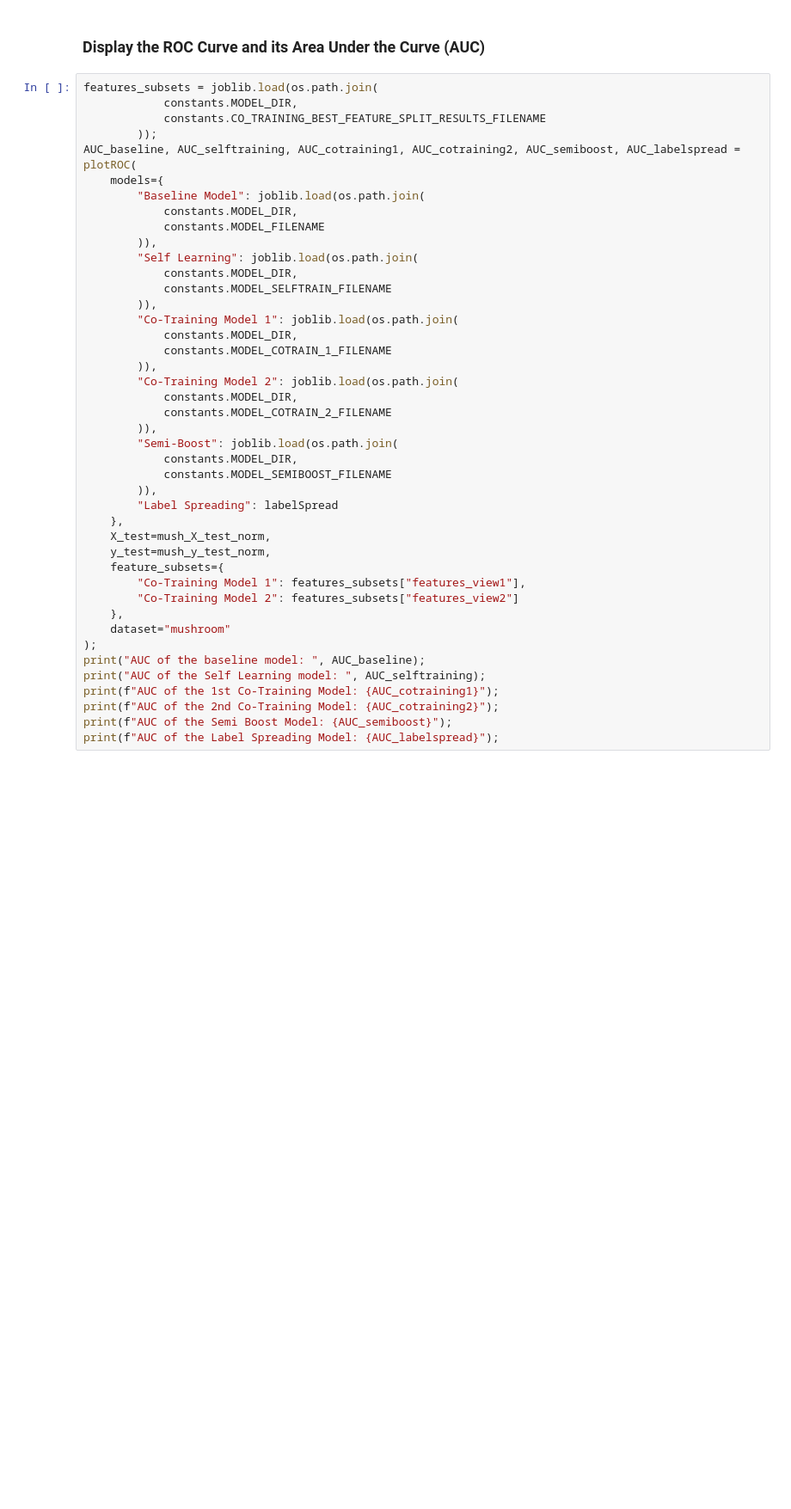
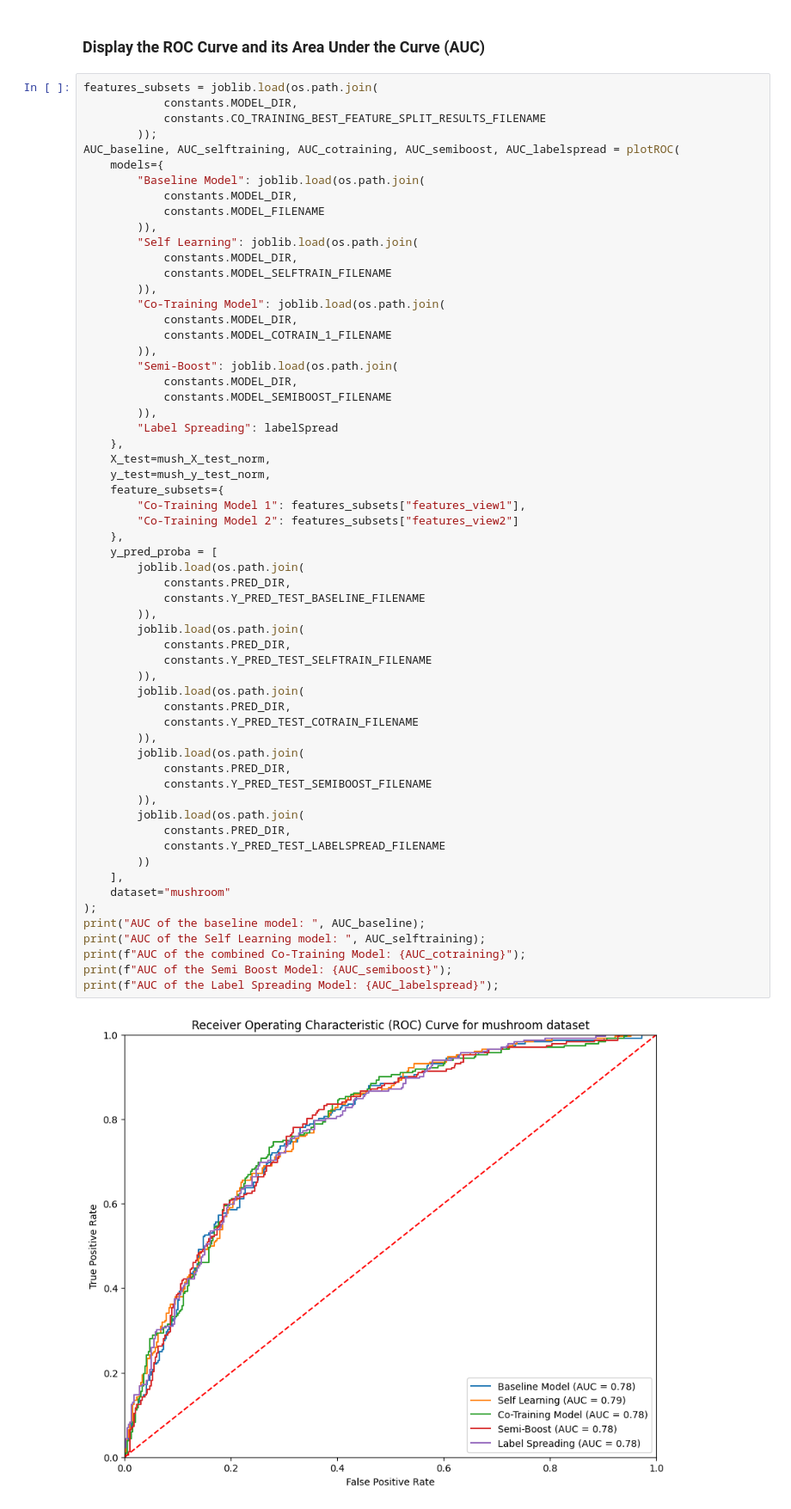
Before and after one commit to kmock930/Drug-Consumption-Machine-Learning-analysis, a Jupyter notebook: Project - Semi Supervised Learning/CSI5155 Project - Label Spreading.ipynb, the cells around one changed output. Shown at 86% size. Saved outputs shown, nothing was run; the diff lists cells and outputs as text; blank space fills up the shorter version.

```diff
--- a/Project - Semi Supervised Learning/CSI5155 Project - Label Spreading.ipynb
+++ b/Project - Semi Supervised Learning/CSI5155 Project - Label Spreading.ipynb
@@ -313,42 +329,60 @@ features_subsets = joblib.load(os.path.join(
             constants.MODEL_DIR,
             constants.CO_TRAINING_BEST_FEATURE_SPLIT_RESULTS_FILENAME
         ));
-AUC_baseline, AUC_selftraining, AUC_cotraining1, AUC_cotraining2, AUC_semiboost, AUC_labelspread = plotROC(
+AUC_baseline, AUC_selftraining, AUC_cotraining, AUC_semiboost, AUC_labelspread = plotROC(
     models={
         "Baseline Model": joblib.load(os.path.join(
             constants.MODEL_DIR,
             constants.MODEL_FILENAME
         )),
         "Self Learning": joblib.load(os.path.join(
             constants.MODEL_DIR,
             constants.MODEL_SELFTRAIN_FILENAME
         )),
-        "Co-Training Model 1": joblib.load(os.path.join(
+        "Co-Training Model": joblib.load(os.path.join(
             constants.MODEL_DIR,
             constants.MODEL_COTRAIN_1_FILENAME
-        )),
-        "Co-Training Model 2": joblib.load(os.path.join(
-            constants.MODEL_DIR,
-            constants.MODEL_COTRAIN_2_FILENAME
         )),
         "Semi-Boost": joblib.load(os.path.join(
             constants.MODEL_DIR,
             constants.MODEL_SEMIBOOST_FILENAME
         )),
         "Label Spreading": labelSpread
     },
     X_test=mush_X_test_norm,
     y_test=mush_y_test_norm,
     feature_subsets={
         "Co-Training Model 1": features_subsets["features_view1"],
         "Co-Training Model 2": features_subsets["features_view2"]
     },
+    y_pred_proba = [
+        joblib.load(os.path.join(
+            constants.PRED_DIR,
+            constants.Y_PRED_TEST_BASELINE_FILENAME
+        )),
+        joblib.load(os.path.join(
+            constants.PRED_DIR,
+            constants.Y_PRED_TEST_SELFTRAIN_FILENAME
+        )),
+        joblib.load(os.path.join(
+            constants.PRED_DIR,
+            constants.Y_PRED_TEST_COTRAIN_FILENAME
+        )),
+        joblib.load(os.path.join(
+            constants.PRED_DIR,
+            constants.Y_PRED_TEST_SEMIBOOST_FILENAME
+        )),
+        joblib.load(os.path.join(
+            constants.PRED_DIR,
+            constants.Y_PRED_TEST_LABELSPREAD_FILENAME
+        ))
+    ],
     dataset="mushroom"
 );
 print("AUC of the baseline model: ", AUC_baseline);
 print("AUC of the Self Learning model: ", AUC_selftraining);
-print(f"AUC of the 1st Co-Training Model: {AUC_cotraining1}");
-print(f"AUC of the 2nd Co-Training Model: {AUC_cotraining2}");
+print(f"AUC of the combined Co-Training Model: {AUC_cotraining}");
 print(f"AUC of the Semi Boost Model: {AUC_semiboost}");
 print(f"AUC of the Label Spreading Model: {AUC_labelspread}");
 # %% [output]
+[figure, new version]
```
Also changed, not shown: parts of 8 cells of this notebook, 17 other files.
